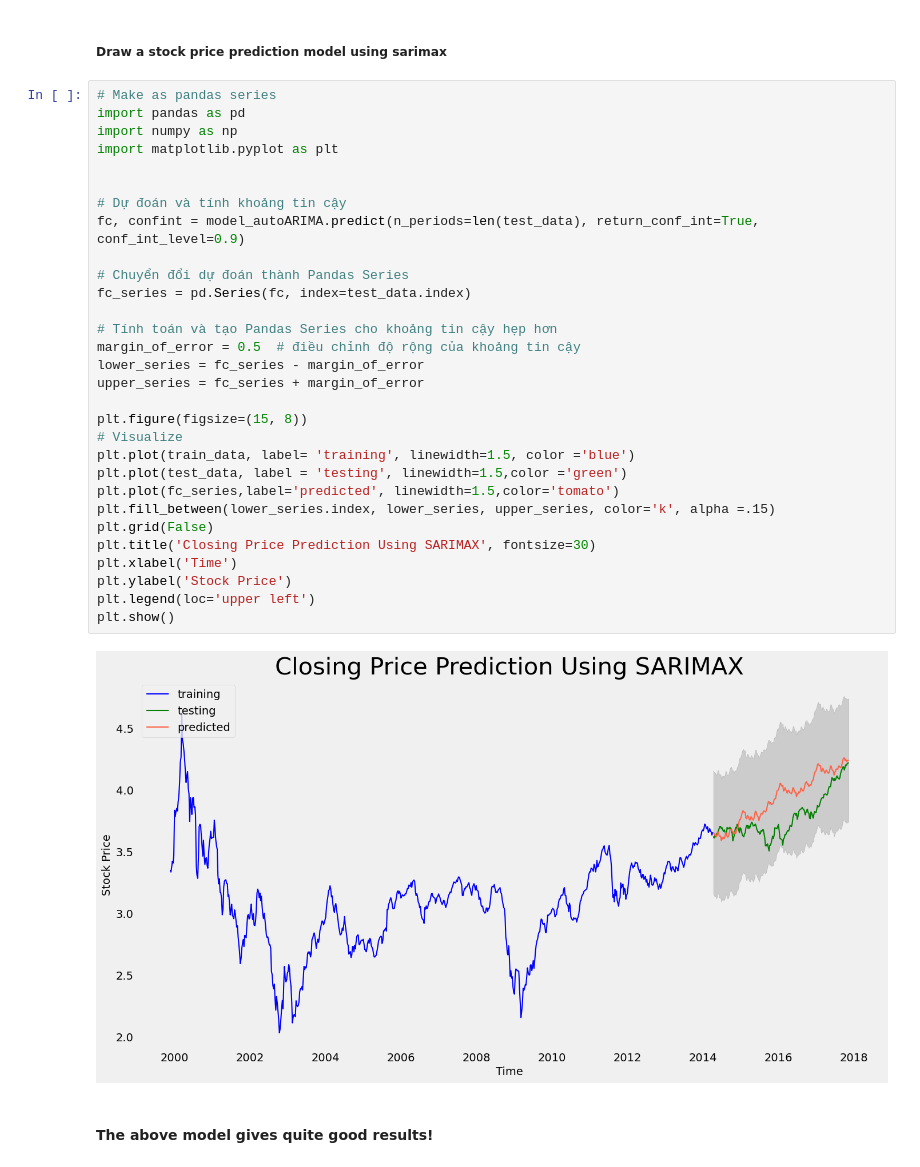
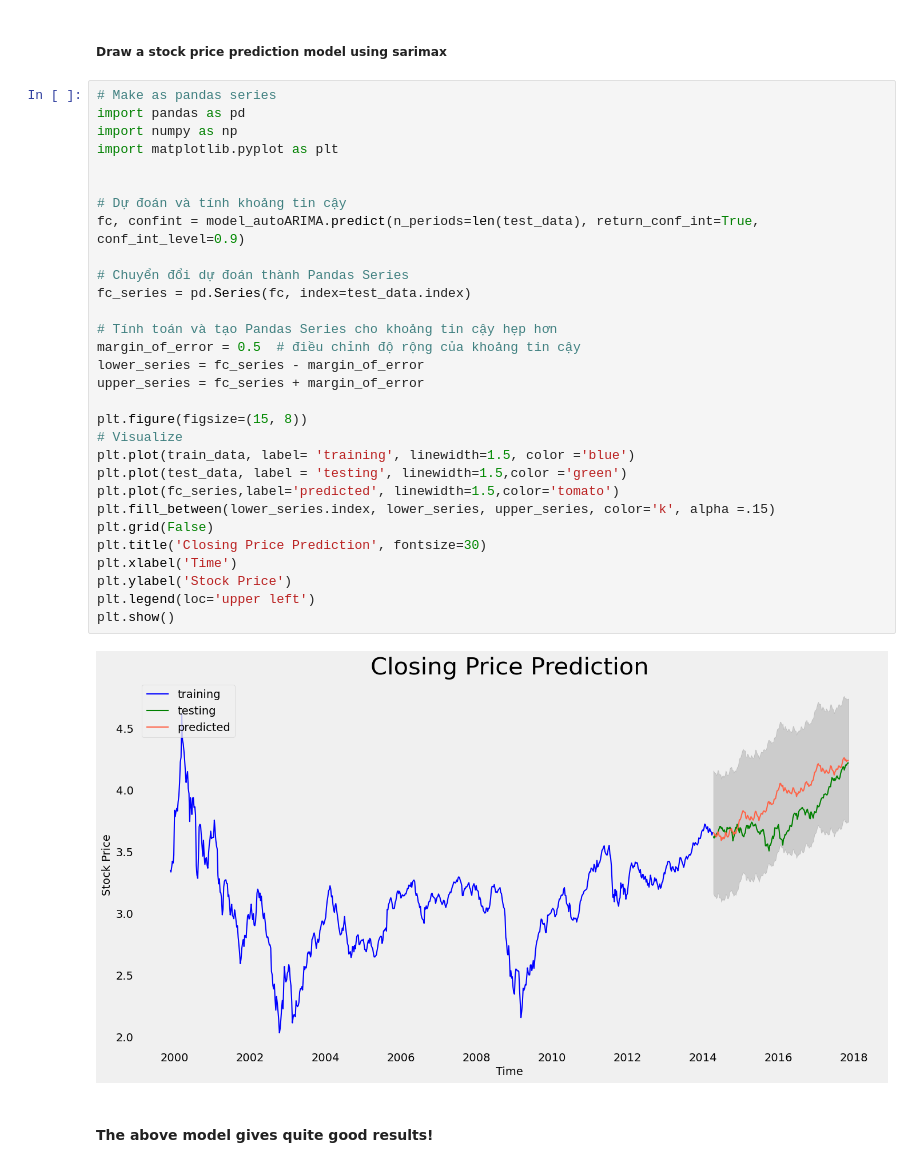
Before and after one commit to HoaNguyen710/DataSample, a Jupyter notebook: testDemo.ipynb, the cells around one changed output. Drawn from its saved outputs; the diff is of its cells as text.

```diff
--- a/testDemo.ipynb
+++ b/testDemo.ipynb
@@ -303,35 +303,35 @@ Warnings:
 # %%
 # Make as pandas series
 import pandas as pd
 import numpy as np
 import matplotlib.pyplot as plt
 
 
 # Dự đoán và tính khoảng tin cậy
 fc, confint = model_autoARIMA.predict(n_periods=len(test_data), return_conf_int=True, conf_int_level=0.9)
 
 # Chuyển đổi dự đoán thành Pandas Series
 fc_series = pd.Series(fc, index=test_data.index)
 
 # Tính toán và tạo Pandas Series cho khoảng tin cậy hẹp hơn
 margin_of_error = 0.5  # điều chỉnh độ rộng của khoảng tin cậy
 lower_series = fc_series - margin_of_error
 upper_series = fc_series + margin_of_error
 
 plt.figure(figsize=(15, 8))
 # Visualize
 plt.plot(train_data, label= 'training', linewidth=1.5, color ='blue')
 plt.plot(test_data, label = 'testing', linewidth=1.5,color ='green')
 plt.plot(fc_series,label='predicted', linewidth=1.5,color='tomato')
 plt.fill_between(lower_series.index, lower_series, upper_series, color='k', alpha =.15)
 plt.grid(False)
-plt.title('Closing Price Prediction Using SARIMAX', fontsize=30)
+plt.title('Closing Price Prediction', fontsize=30)
 plt.xlabel('Time')
 plt.ylabel('Stock Price')
 plt.legend(loc='upper left')
 plt.show()
 # %% [output]
-[figure, old version]
+[figure, new version]
 # %% [markdown]
 #### The above model gives quite good results!
 # %%
```
Also changed, not shown: parts of 6 cells of this notebook.
